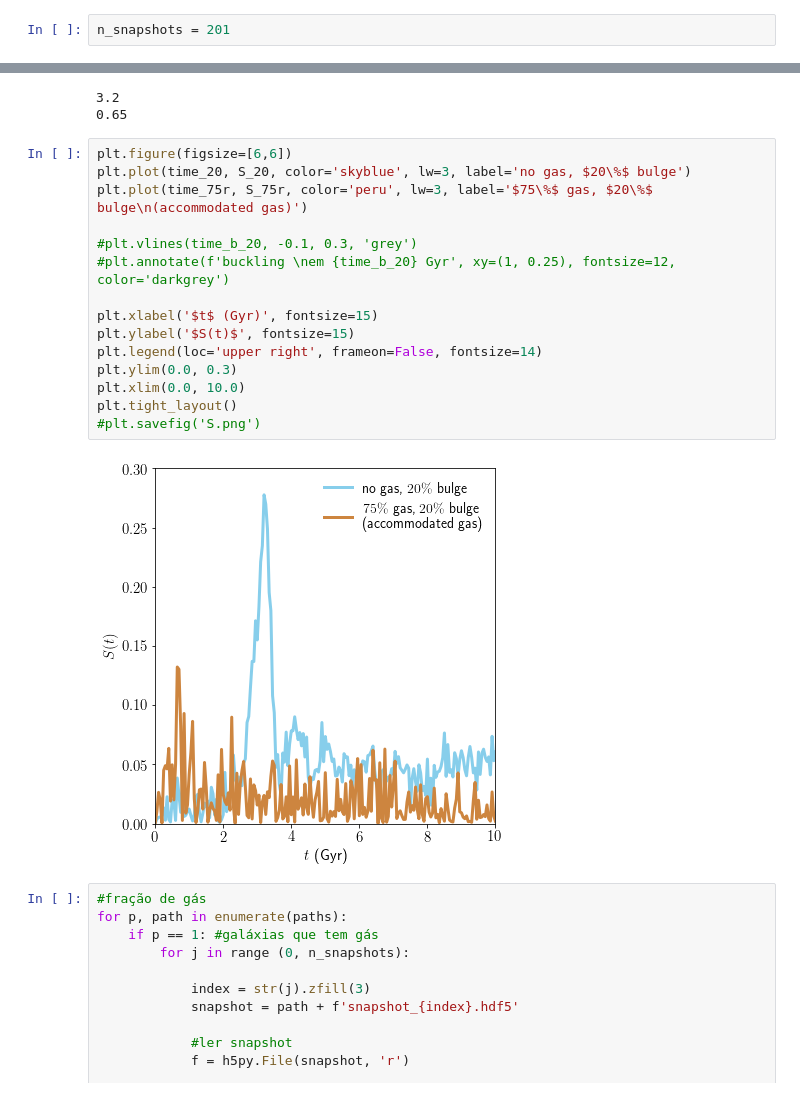
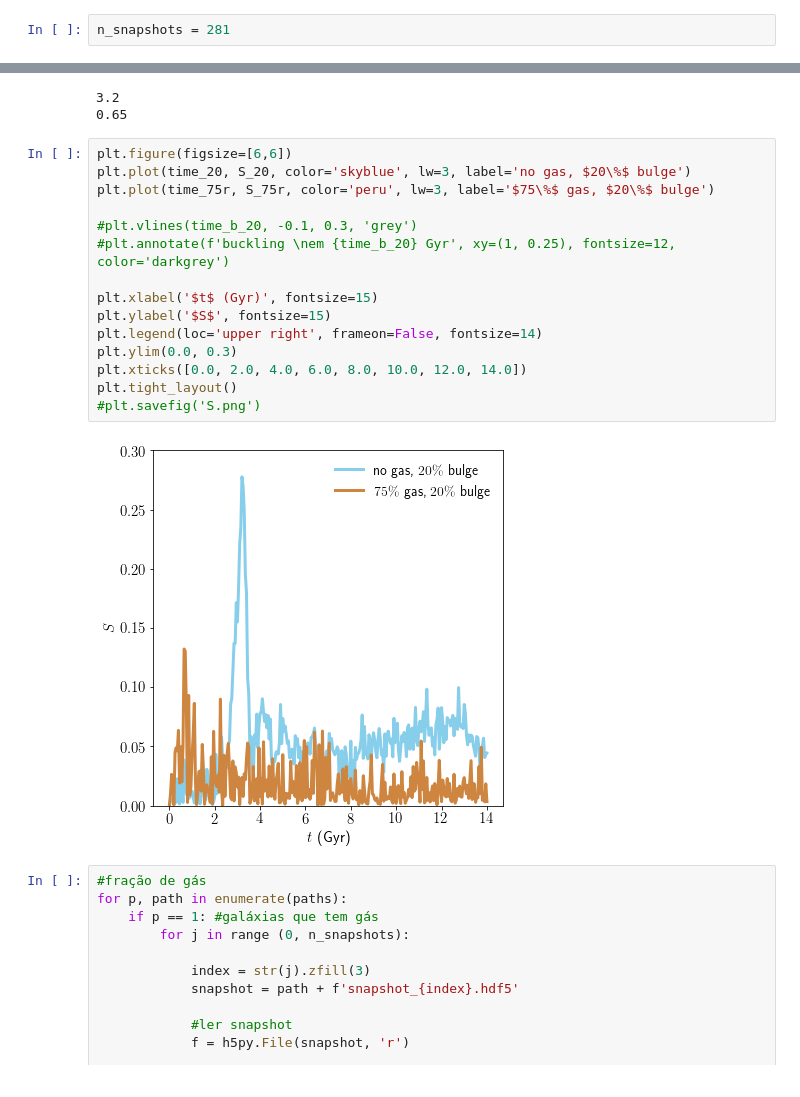
Before and after one commit to AndressaWille/Mestrado, a Jupyter notebook: barred_galaxies.ipynb, the cells around one changed output, grey strips where cells are left out. Saved outputs shown, nothing was run; the diff lists cells and outputs as text.

```diff
--- a/barred_galaxies.ipynb
+++ b/barred_galaxies.ipynb
@@ -24,7 +25,7 @@ path_nogas = 'bojo20_200/'
 path_rel = 'gas75_rel_200/'
 paths = [path_nogas, path_rel]
 # %%
-n_snapshots = 201
+n_snapshots = 281
 # %%
 #arrays para força da barra
 time_20 = np.empty(n_snapshots)
@@ -193,20 +195,20 @@ for p, path in enumerate(paths):
 # %%
 plt.figure(figsize=[6,6])
 plt.plot(time_20, S_20, color='skyblue', lw=3, label='no gas, $20\%$ bulge')
-plt.plot(time_75r, S_75r, color='peru', lw=3, label='$75\%$ gas, $20\%$ bulge\n(accommodated gas)')
+plt.plot(time_75r, S_75r, color='peru', lw=3, label='$75\%$ gas, $20\%$ bulge')
 
 #plt.vlines(time_b_20, -0.1, 0.3, 'grey')
 #plt.annotate(f'buckling \nem {time_b_20} Gyr', xy=(1, 0.25), fontsize=12, color='darkgrey')
 
 plt.xlabel('$t$ (Gyr)', fontsize=15)
-plt.ylabel('$S(t)$', fontsize=15)
+plt.ylabel('$S$', fontsize=15)
 plt.legend(loc='upper right', frameon=False, fontsize=14)
 plt.ylim(0.0, 0.3)
-plt.xlim(0.0, 10.0)
+plt.xticks([0.0, 2.0, 4.0, 6.0, 8.0, 10.0, 12.0, 14.0])
 plt.tight_layout()
 #plt.savefig('S.png')
 # %% [output]
-[figure, old version]
+[figure, new version]
 # %%
 #fração de gás
 for p, path in enumerate(paths):
```
Also changed, not shown: parts of 12 cells of this notebook.
